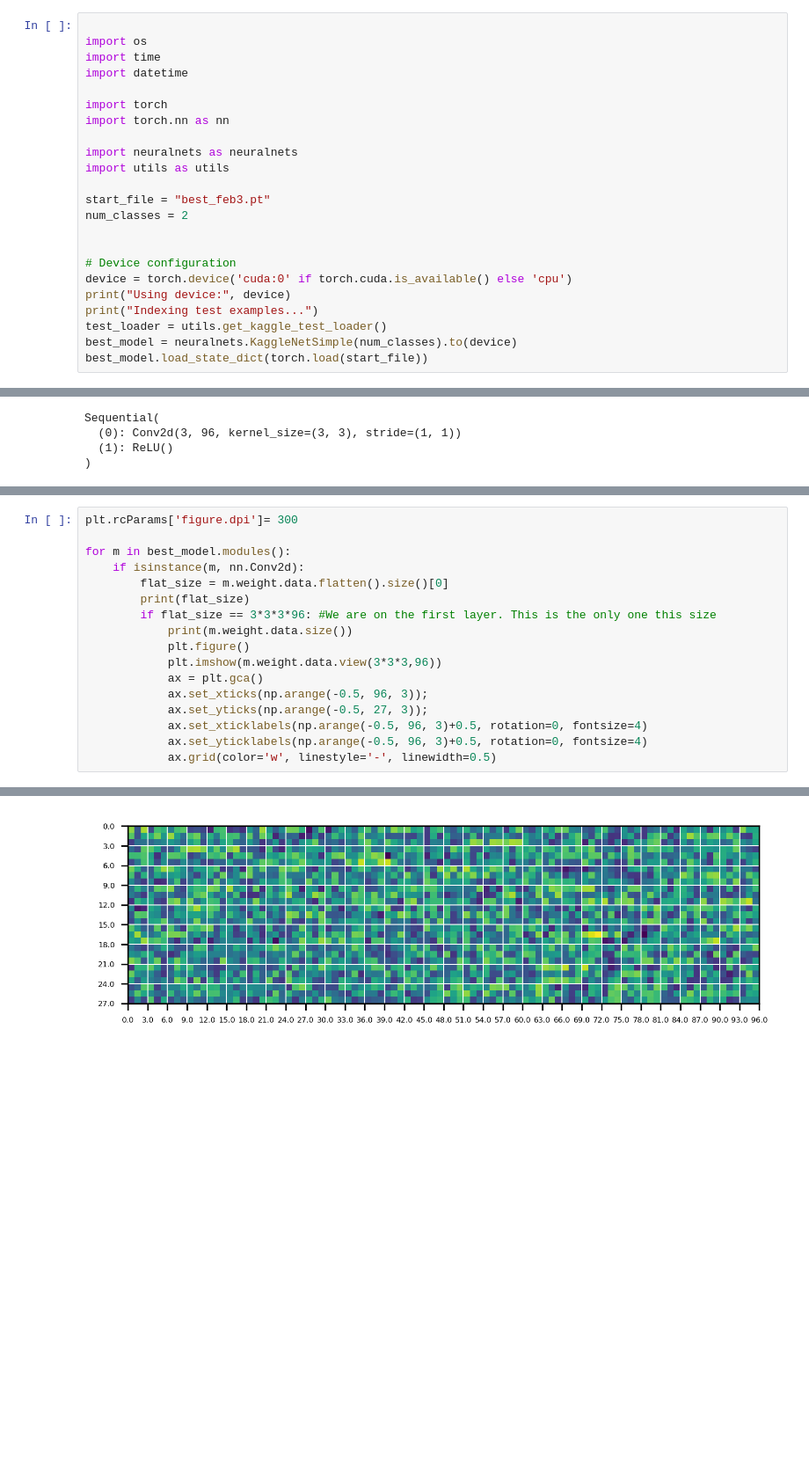
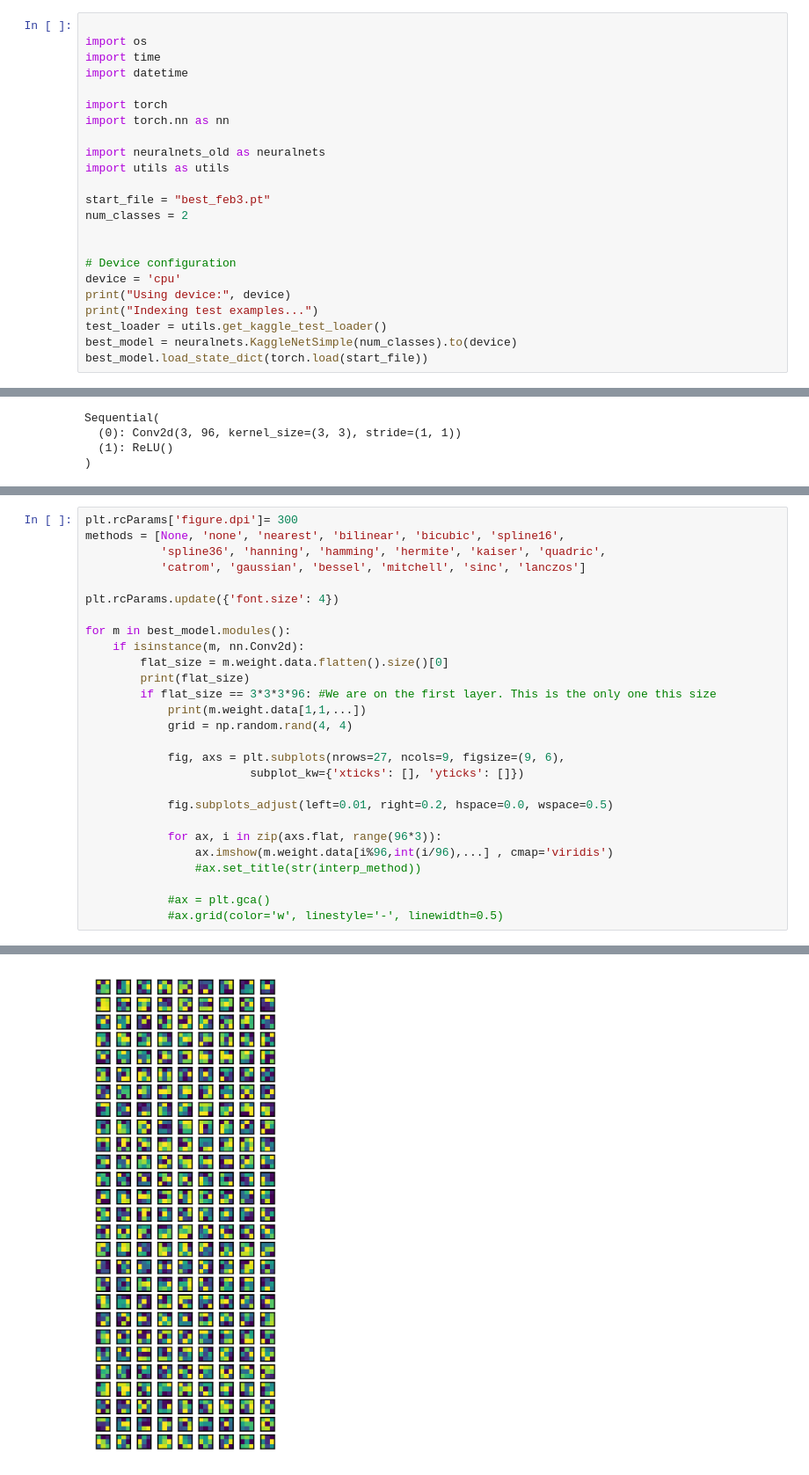
Before and after one commit to adijo/ift6135-mlp-convnet, a Jupyter notebook: kaggle/analysis.ipynb, the cells around one changed output, grey strips where cells are left out. Shown at 88% size. Cells and saved outputs as stored; diff of their text form; blank space fills up the shorter version.

```diff
--- a/kaggle/analysis.ipynb
+++ b/kaggle/analysis.ipynb
@@ -7,7 +7,7 @@ import datetime
 import torch
 import torch.nn as nn
 
-import neuralnets as neuralnets
+import neuralnets_old as neuralnets
 import utils as utils
 
 start_file = "best_feb3.pt"
@@ -15,7 +15,7 @@ num_classes = 2
 
 
 # Device configuration
-device = torch.device('cuda:0' if torch.cuda.is_available() else 'cpu')
+device = 'cpu'
 print("Using device:", device)
 print("Indexing test examples...")
 test_loader = utils.get_kaggle_test_loader()
@@ -68,19 +68,29 @@ Clipping input data to the valid range for imshow with RGB data ([0..1] for floa
 # %%
 plt.rcParams['figure.dpi']= 300
+methods = [None, 'none', 'nearest', 'bilinear', 'bicubic', 'spline16',
+           'spline36', 'hanning', 'hamming', 'hermite', 'kaiser', 'quadric',
+           'catrom', 'gaussian', 'bessel', 'mitchell', 'sinc', 'lanczos']
+
+plt.rcParams.update({'font.size': 4})
 
 for m in best_model.modules():
     if isinstance(m, nn.Conv2d):
         flat_size = m.weight.data.flatten().size()[0]
         print(flat_size)
         if flat_size == 3*3*3*96: #We are on the first layer. This is the only one this size
-            print(m.weight.data.size())
-            plt.figure()
-            plt.imshow(m.weight.data.view(3*3*3,96))
-            ax = plt.gca()
-            ax.set_xticks(np.arange(-0.5, 96, 3));
-            ax.set_yticks(np.arange(-0.5, 27, 3));
-            ax.set_xticklabels(np.arange(-0.5, 96, 3)+0.5, rotation=0, fontsize=4)
-            ax.set_yticklabels(np.arange(-0.5, 96, 3)+0.5, rotation=0, fontsize=4)
-            ax.grid(color='w', linestyle='-', linewidth=0.5)
+            print(m.weight.data[1,1,...])
+            grid = np.random.rand(4, 4)
+
+            fig, axs = plt.subplots(nrows=27, ncols=9, figsize=(9, 6),
+                        subplot_kw={'xticks': [], 'yticks': []})
+
+            fig.subplots_adjust(left=0.01, right=0.2, hspace=0.0, wspace=0.5)
+
+            for ax, i in zip(axs.flat, range(96*3)):
+                ax.imshow(m.weight.data[i%96,int(i/96),...] , cmap='viridis')
+                #ax.set_title(str(interp_method))
+
+            #ax = plt.gca()
+            #ax.grid(color='w', linestyle='-', linewidth=0.5)
 # %% [output]
 2592
@@ -88,6 +100,6 @@ torch.Size([96, 3, 3, 3])
 82944
 82944
 165888
 331776
 331776
-[figure, old version]
+[figure, new version]
```
Also changed, not shown: parts of 3 cells of this notebook, 3 other files.
